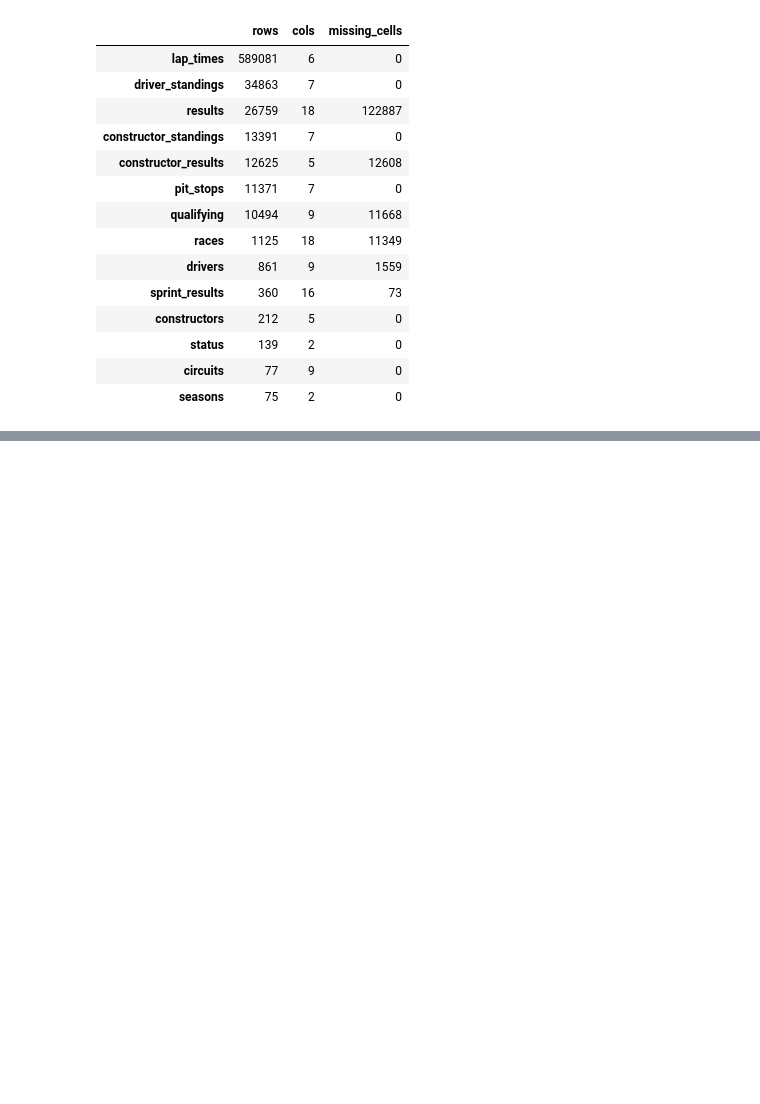
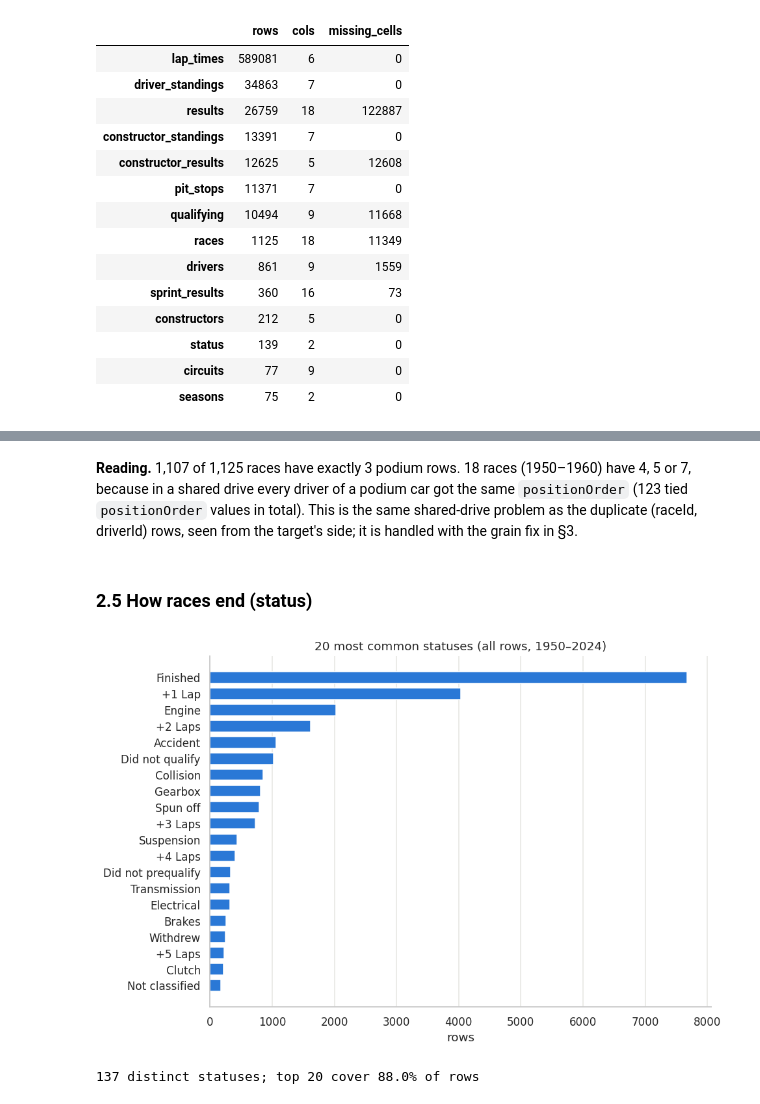
Before and after one commit to MuhamedMuharam/ACL-Team-10, a Jupyter notebook: notebooks/01_audit_cleaning.ipynb, the cells around one changed output, grey strips where cells are left out. Drawn from its saved outputs; the diff is of its cells as text; code cells hidden in the pictures; blank space fills up the shorter version.

```diff
--- a/notebooks/01_audit_cleaning.ipynb
+++ b/notebooks/01_audit_cleaning.ipynb
@@ -67,0 +648,19 @@ summary
+# %% [markdown]
+**Reading.** 1,107 of 1,125 races have exactly 3 podium rows. 18 races (1950–1960) have 4, 5 or 7, because in a
+shared drive every driver of a podium car got the same `positionOrder` (123 tied `positionOrder` values in
+total). This is the same shared-drive problem as the duplicate (raceId, driverId) rows, seen from the target's
+side; it is handled with the grain fix in §3.
+# %% [markdown]
+### 2.5 How races end (status)
+# %%
+top_status = eda["status"].value_counts().head(20)[::-1]
+fig, ax = plt.subplots(figsize=(9, 6))
+ax.barh(top_status.index, top_status.values, color=BLUE, height=0.7)
+ax.set(title="20 most common statuses (all rows, 1950–2024)", xlabel="rows")
+ax.grid(axis="y", visible=False)
+plt.tight_layout(); plt.show()
+print(f"{eda['status'].nunique()} distinct statuses; top 20 cover "
+      f"{eda['status'].value_counts().head(20).sum() / len(eda):.1%} of rows")
+# %% [output]
+[figure, added]
+137 distinct statuses; top 20 cover 88.0% of rows
```
Also changed, not shown: parts of 116 cells of this notebook.
